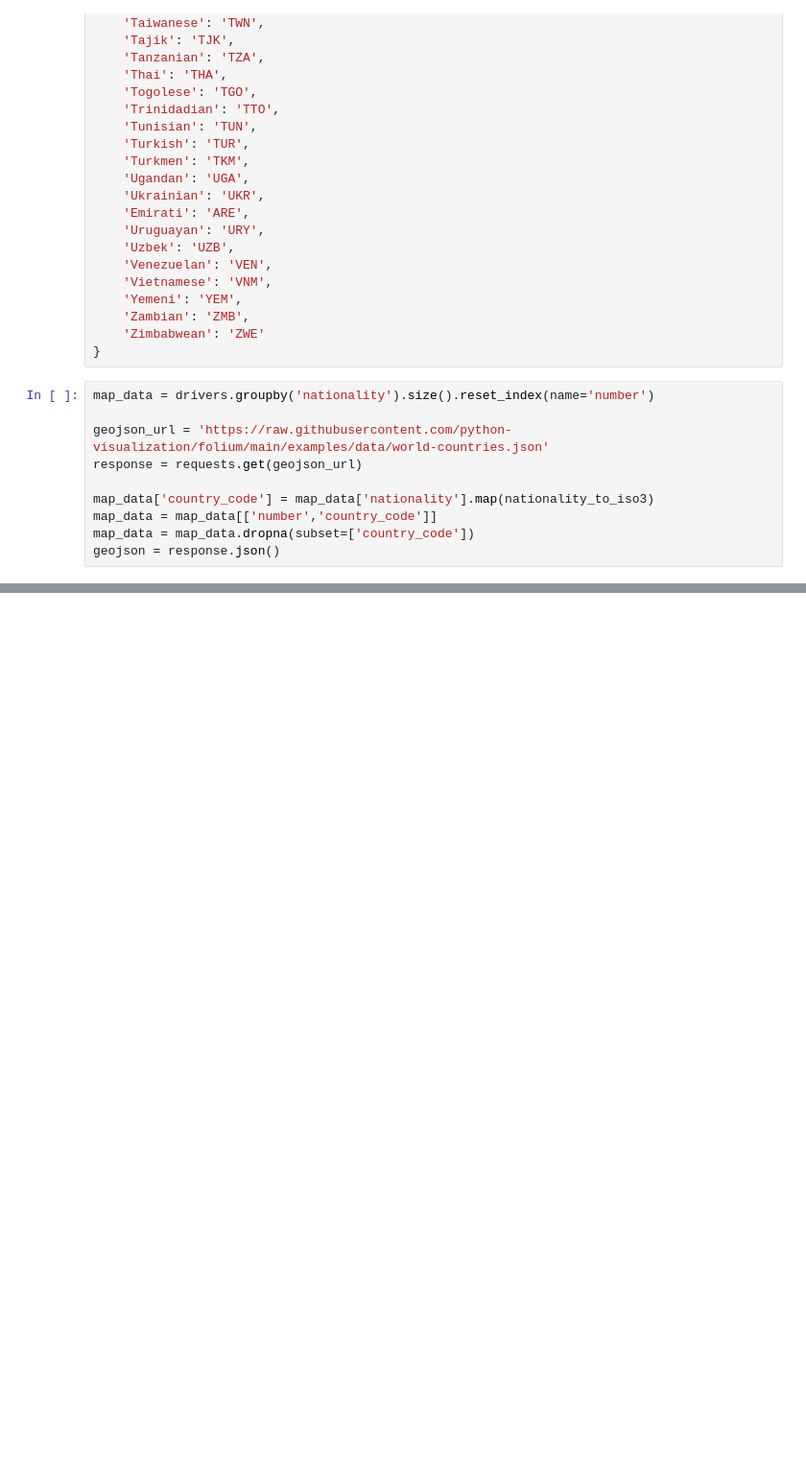
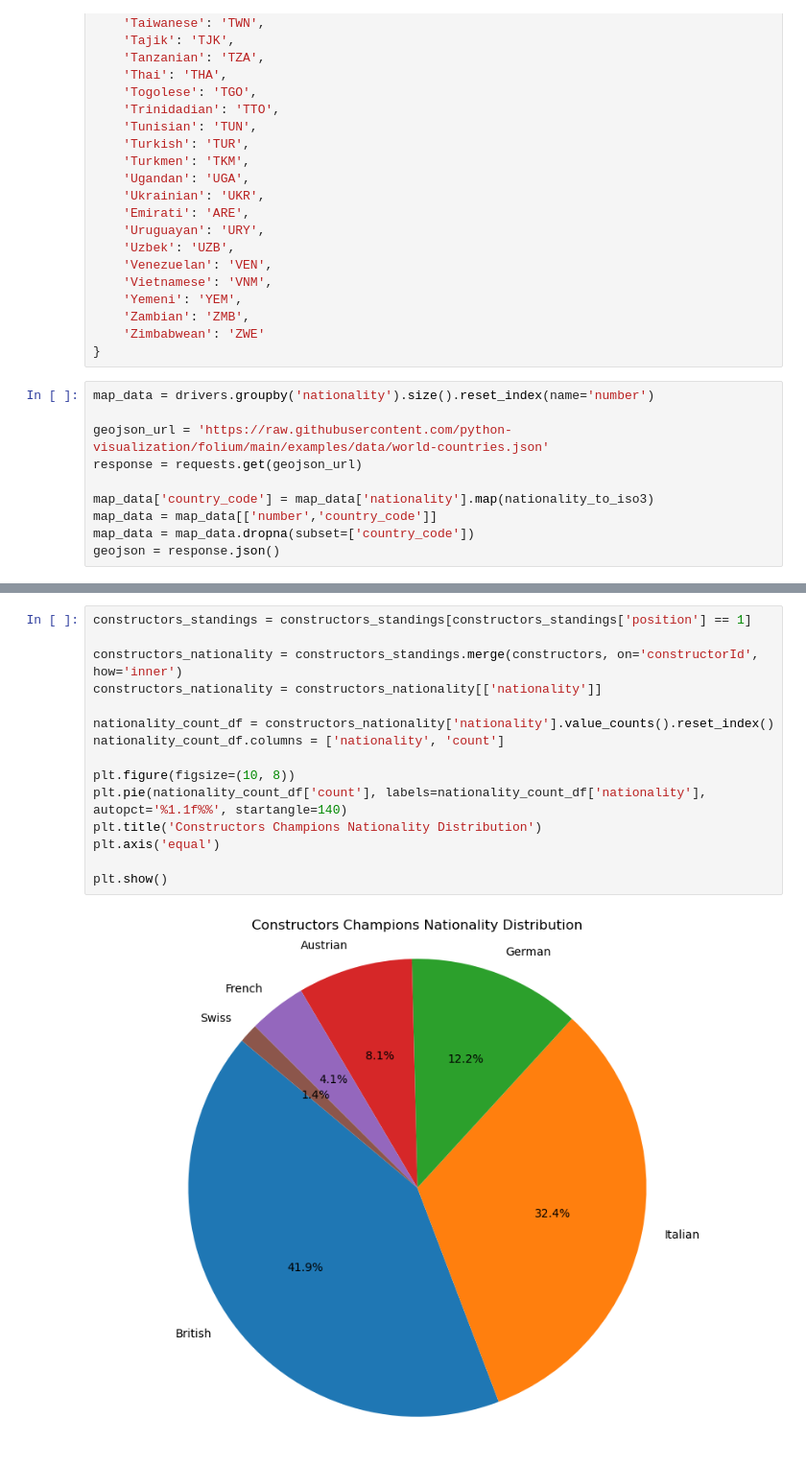
Before and after one commit to mnogueira22/FEUP-PRI, a Jupyter notebook: statistics.ipynb, the cells around one changed output, grey strips where cells are left out. Shown at 96% size. Drawn from its saved outputs; the diff is of its cells as text; blank space fills up the shorter version.

```diff
--- a/statistics.ipynb
+++ b/statistics.ipynb
@@ -409,0 +463,17 @@ M
+# %%
+constructors_standings = constructors_standings[constructors_standings['position'] == 1]
+
+constructors_nationality = constructors_standings.merge(constructors, on='constructorId', how='inner')
+constructors_nationality = constructors_nationality[['nationality']]
+
+nationality_count_df = constructors_nationality['nationality'].value_counts().reset_index()
+nationality_count_df.columns = ['nationality', 'count']
+
+plt.figure(figsize=(10, 8))
+plt.pie(nationality_count_df['count'], labels=nationality_count_df['nationality'], autopct='%1.1f%%', startangle=140)
+plt.title('Constructors Champions Nationality Distribution')
+plt.axis('equal')
+
+plt.show()
+# %% [output]
+[figure, added]
```
Also changed, not shown: parts of 4 cells of this notebook, 4 other files.
